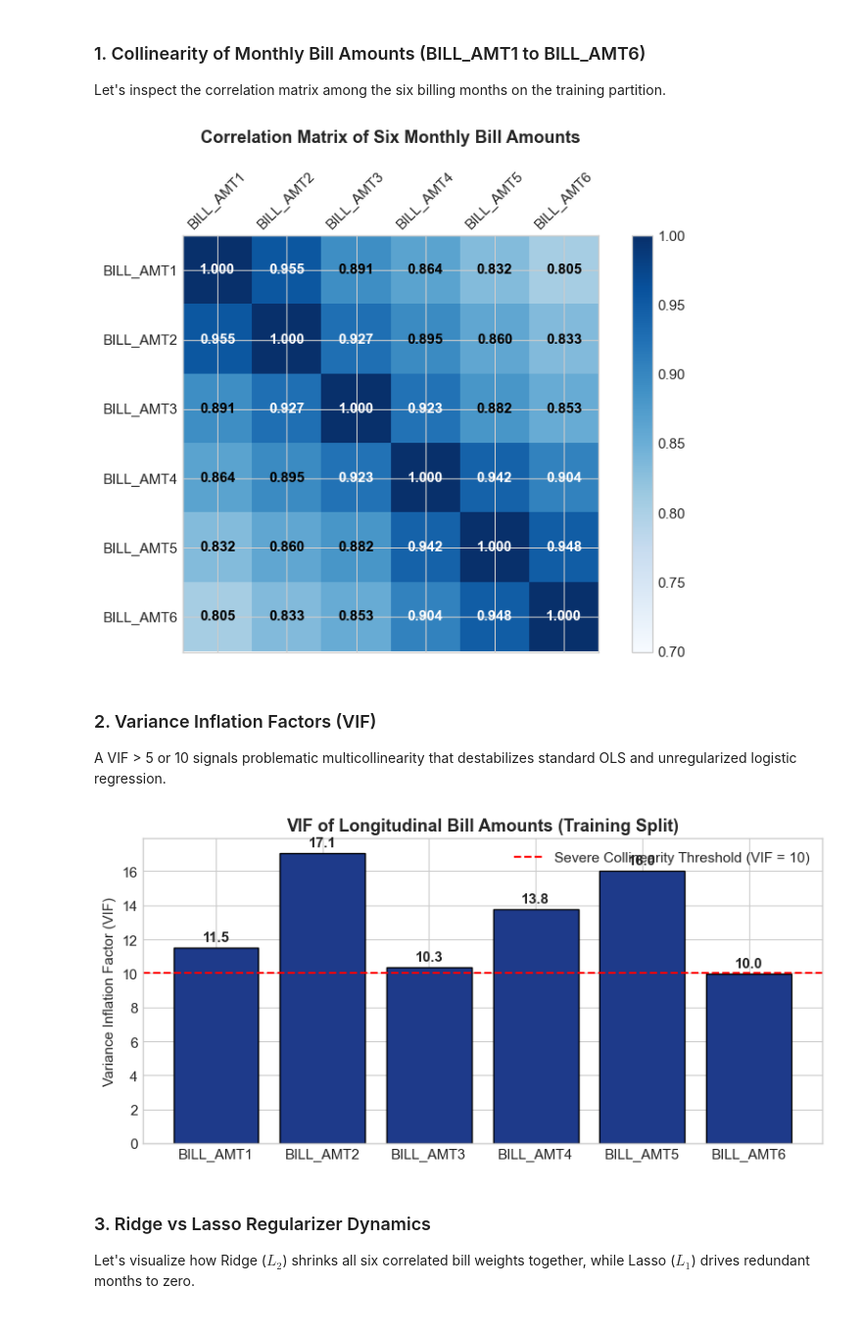
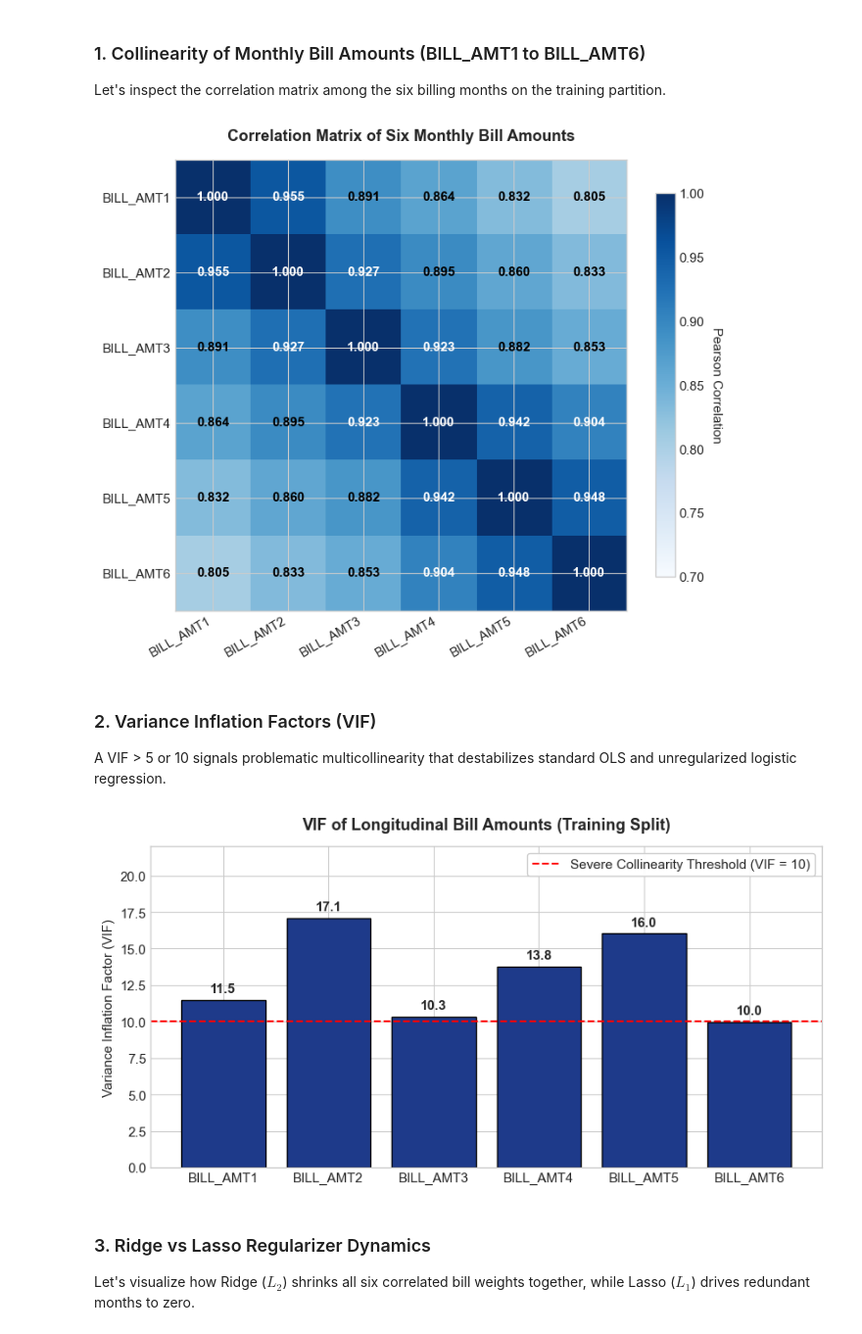
Before and after one commit to Jay-Glasswala/ML-Project, a Jupyter notebook: notebooks/eda_and_collinearity.ipynb, the cells around one changed output. Shown at 98% size. Saved outputs shown, nothing was run; the diff lists cells and outputs as text; code cells hidden in the pictures.

Commit message:
Fix plot element overlapping and add scroll margins for sticky navbar

```diff
--- a/notebooks/eda_and_collinearity.ipynb
+++ b/notebooks/eda_and_collinearity.ipynb
@@ -36,24 +36,25 @@ Let's inspect the correlation matrix among the six billing months on the trainin
 # %%
 bill_cols = [f'BILL_AMT{i}' for i in range(1, 7)]
 bill_corr = train_df[bill_cols].corr()
 
-fig, ax = plt.subplots(figsize=(8, 6))
-cax = ax.matshow(bill_corr, cmap='Blues', vmin=0.7, vmax=1.0)
-fig.colorbar(cax)
+fig, ax = plt.subplots(figsize=(8, 6.5))
+cax = ax.imshow(bill_corr, cmap='Blues', vmin=0.7, vmax=1.0)
+cbar = fig.colorbar(cax, shrink=0.85)
+cbar.ax.set_ylabel('Pearson Correlation', rotation=270, labelpad=15)
 
 for (i, j), z in np.ndenumerate(bill_corr):
     ax.text(j, i, f'{z:.3f}', ha='center', va='center',
             color='white' if z > 0.9 else 'black', fontweight='bold')
 
 ax.set_xticks(range(6))
 ax.set_yticks(range(6))
-ax.set_xticklabels(bill_cols, rotation=45)
+ax.set_xticklabels(bill_cols, rotation=30, ha='right')
 ax.set_yticklabels(bill_cols)
-ax.set_title('Correlation Matrix of Six Monthly Bill Amounts', pad=20, fontweight='bold')
+ax.set_title('Correlation Matrix of Six Monthly Bill Amounts', pad=16, fontweight='bold')
 plt.tight_layout()
 plt.show()
 # %% [output]
-[figure, old version]
+[figure, new version]
 # %% [markdown]
 ### 2. Variance Inflation Factors (VIF)
 A VIF > 5 or 10 signals problematic multicollinearity that destabilizes standard OLS and unregularized logistic regression.
@@ -63,20 +64,21 @@ with open(os.path.join('..', 'data', 'processed', 'collinearity_report.json')) a
     collin_rep = json.load(f)
 
 vif_df = pd.DataFrame(list(collin_rep['bill_vif'].items()), columns=['Feature', 'VIF'])
-fig, ax = plt.subplots(figsize=(8, 4))
+fig, ax = plt.subplots(figsize=(8.5, 4.5))
 bars = ax.bar(vif_df['Feature'], vif_df['VIF'], color='#1e3a8a', edgecolor='black')
 ax.axhline(10, color='red', linestyle='--', linewidth=1.5, label='Severe Collinearity Threshold (VIF = 10)')
 ax.set_ylabel('Variance Inflation Factor (VIF)')
-ax.set_title('VIF of Longitudinal Bill Amounts (Training Split)', fontweight='bold')
-ax.legend()
+ax.set_title('VIF of Longitudinal Bill Amounts (Training Split)', pad=14, fontweight='bold')
+ax.set_ylim(0, 22)
+ax.legend(loc='upper right', frameon=True, facecolor='white', framealpha=0.95, edgecolor='#cccccc')
 for bar in bars:
     height = bar.get_height()
     ax.annotate(f'{height:.1f}', xy=(bar.get_x() + bar.get_width() / 2, height),
-                xytext=(0, 3), textcoords='offset points', ha='center', va='bottom', fontweight='bold')
+                xytext=(0, 4), textcoords='offset points', ha='center', va='bottom', fontweight='bold')
 plt.tight_layout()
 plt.show()
 # %% [output]
-[figure, old version]
+[figure, new version]
 # %% [markdown]
 ### 3. Ridge vs Lasso Regularizer Dynamics
 Let's visualize how Ridge ($L_2$) shrinks all six correlated bill weights together, while Lasso ($L_1$) drives redundant months to zero.
```
Also changed, not shown: parts of 2 cells of this notebook, 2 other files.
